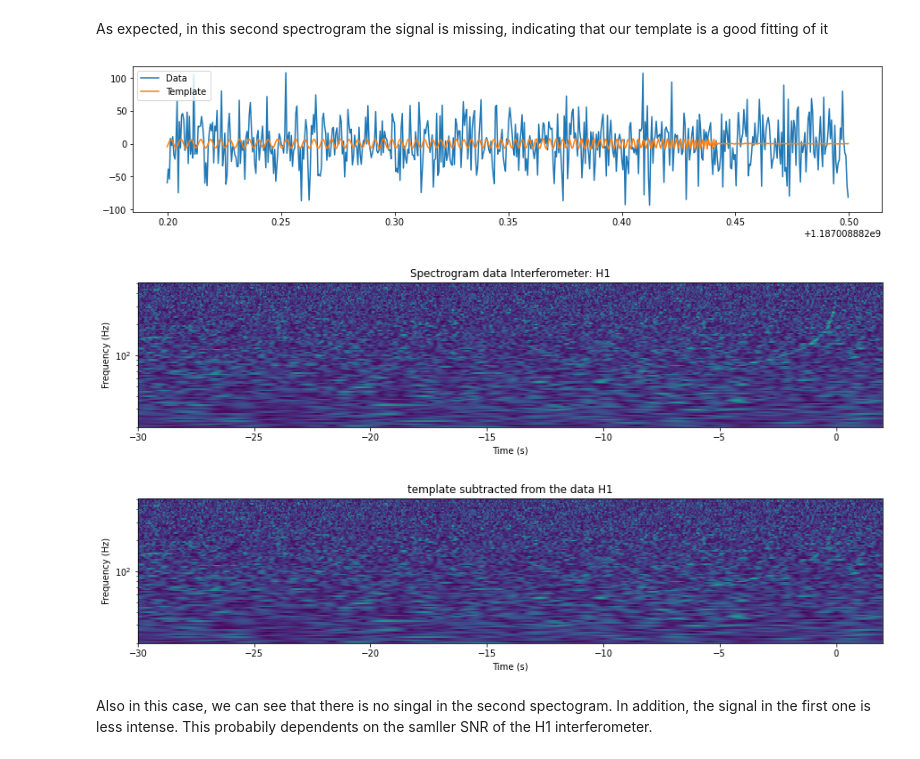
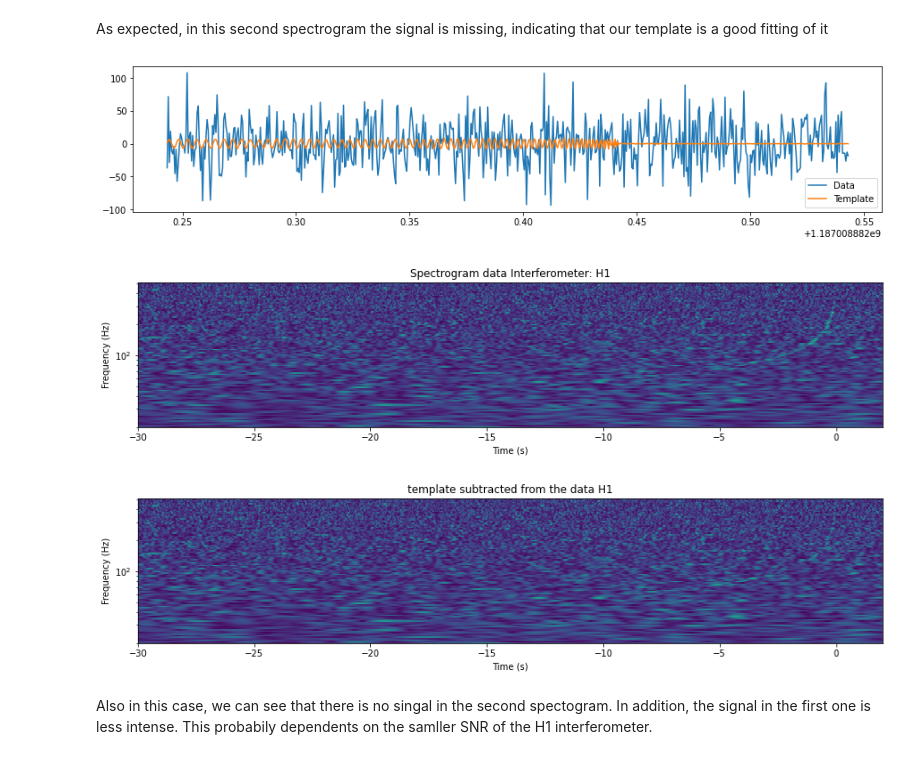
Before and after one commit to tsiligardi/PRA3024-Analysis-of-big-data-in-physics, a Jupyter notebook: GWDA_Ex_1_.ipynb, the cells around one changed output. Drawn from its saved outputs; the diff is of its cells as text; code cells hidden in the pictures.

```diff
--- a/GWDA_Ex_1_.ipynb
+++ b/GWDA_Ex_1_.ipynb
@@ -299,9 +297,9 @@ template_aligned.start_time=data.start_time
 #Now I whiten the template
 white_template=(template_aligned/psds[ifo] ** 0.5).to_timeseries()
 
-#selecting the time around the merger
-white_data_plot=white_data.time_slice(merger.time-0.2,merger.time+0.1)
-white_template_plot=white_template.time_slice(merger.time-0.2,merger.time+0.1)
+#selecting the time around the event
+white_data_plot=white_data.time_slice(t_peak-0.2,t_peak+0.1)
+white_template_plot=white_template.time_slice(t_peak-0.2,t_peak+0.1)
 
 #plotting
 pylab.figure(figsize=[15, 3])
@@ -311,40 +309,40 @@ pylab.legend()
 pylab.show()
 #Now I can take a look at the spectrogram. To do so, I need to do a q transform
 #first, I plot the spectrogram of my data
-zoom = white_data.time_slice(merger.time - 30, merger.time + 2)
+zoom = white_data.time_slice(t_peak - 30, t_peak + 2)
 
 times, freqs, power = zoom.qtransform(.01, logfsteps=100, frange=(20, 512), qrange=(110, 110))
 
 pylab.figure(figsize=(15,3))
-pylab.pcolormesh(times - merger.time, freqs, power**0.5, vmin=0, vmax=6)
+pylab.pcolormesh(times - t_peak, freqs, power**0.5, vmin=0, vmax=6)
 pylab.ylim(20, 512)
 pylab.title('Spectrogram data Interferometer: {}'.format(ifo))
 pylab.xlabel('Time (s)')
 pylab.ylabel('Frequency (Hz)')
 pylab.yscale('log')
 pylab.show()
 #Now I can subtrat the signal
 stilde2 = data - template_aligned
 
 # Whiten the data
 hoft = (stilde2 / psds[ifo] ** 0.5).to_timeseries()
 
 # Select the time around the event
-zoom = hoft.time_slice(merger.time - 30, merger.time + 2)
+zoom = hoft.time_slice(t_peak - 30,t_peak + 2)
 
 # Calculate the qtransform
 times, freqs, power = zoom.qtransform(.01, logfsteps=100, frange=(20, 512), qrange=(110, 110))
 
 pylab.figure(figsize=(15,3))
-pylab.pcolormesh(times - merger.time, freqs, power**0.5, vmin=0, vmax=6)
+pylab.pcolormesh(times - t_peak, freqs, power**0.5, vmin=0, vmax=6)
 pylab.ylim(20, 512)
 pylab.title('template subtracted from the data {}'.format(ifo))
 pylab.xlabel('Time (s)')
 pylab.ylabel('Frequency (Hz)')
 pylab.yscale('log')
 pylab.show()
 # %% [output]
-[figure, old version]
+[figure, new version]
 [figure]
 [figure]
 # %% [markdown]
```
Also changed, not shown: parts of 7 cells of this notebook.
